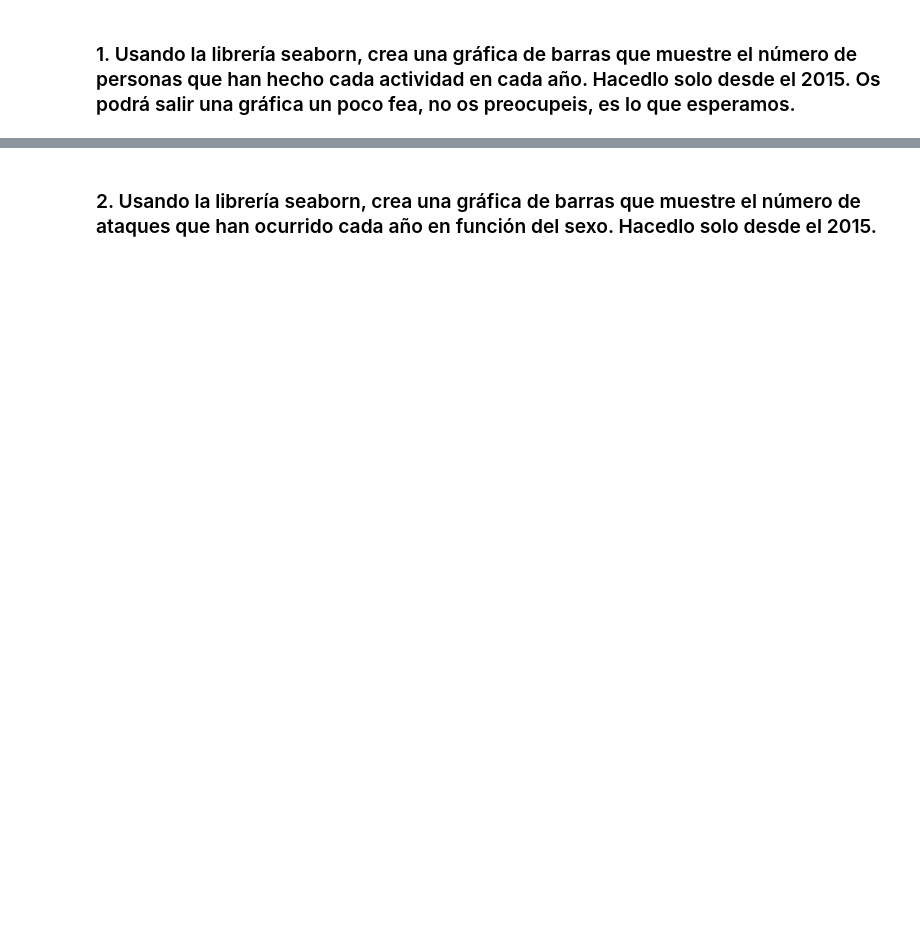
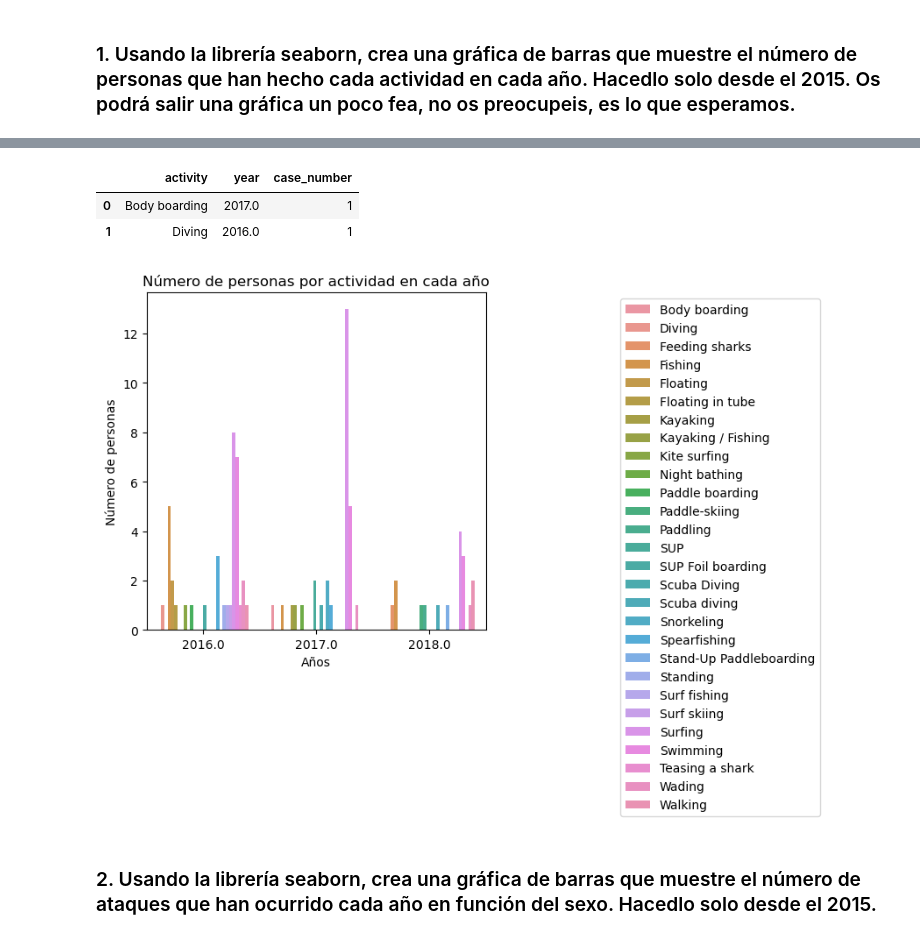
Before and after one commit to Adalab/DA-promo-c-modulo-2-sprint-1-Laura-Pilar, a Jupyter notebook: Visualizacion/Leccion-7-Visualizacion-3/Visualizacion-3-Seaborn.ipynb, the cells around one changed output, grey strips where cells are left out. Cells and saved outputs as stored; diff of their text form; code cells hidden in the pictures; blank space fills up the shorter version.

```diff
--- a/Visualizacion/Leccion-7-Visualizacion-3/Visualizacion-3-Seaborn.ipynb
+++ b/Visualizacion/Leccion-7-Visualizacion-3/Visualizacion-3-Seaborn.ipynb
@@ -6,0 +11,3 @@ En estos ejercicios aprenderemos a hacer algunas gráficas usando la librería s
+# %%
+df = pd.read_csv("datos/attacks_pandas5.csv")
+df.head(2)
@@ -7,2 +18,5 @@ En estos ejercicios aprenderemos a hacer algunas gráficas usando la librería s
 # %% [markdown]
 ### 1. Usando la librería seaborn, crea una gráfica de barras que muestre el número de personas que han hecho cada actividad en cada año. Hacedlo solo desde el 2015. Os podrá salir una gráfica un poco fea, no os preocupeis, es lo que esperamos.
+# %%
+df_año_2015 = df[df["year"] > 2015]
+df_año_2015.head(2)
@@ -9,2 +27,23 @@ En estos ejercicios aprenderemos a hacer algunas gráficas usando la librería s
+# %%
+df_año_2015_actividad = df_año_2015.groupby(["activity", "year"])["case_number"].count().reset_index()
+df_año_2015_actividad.head(2)
+# %% [output]
+|  | activity | year | case_number |
+| 0 | Body boarding | 2017.0 | 1 |
+| 1 | Diving | 2016.0 | 1 |
+# %%
+plt.figure(figsize = (5,5))
+
+fig = sns.barplot(y="case_number", x="year", data=df_año_2015_actividad, hue="activity")
+
+fig.set(xlabel = "Años", ylabel = "Número de personas")
+
+fig.set_title("Número de personas por actividad en cada año")
+
+plt.legend(bbox_to_anchor=(2, 1))
+
+plt.show()
+# %% [output]
+[figure, added]
 # %% [markdown]
 ### 2. Usando la librería seaborn, crea una gráfica de barras que muestre el número de ataques que han ocurrido cada año en función del sexo. Hacedlo solo desde el 2015.
```
Also changed, not shown: parts of 10 cells of this notebook, 1 other file.
